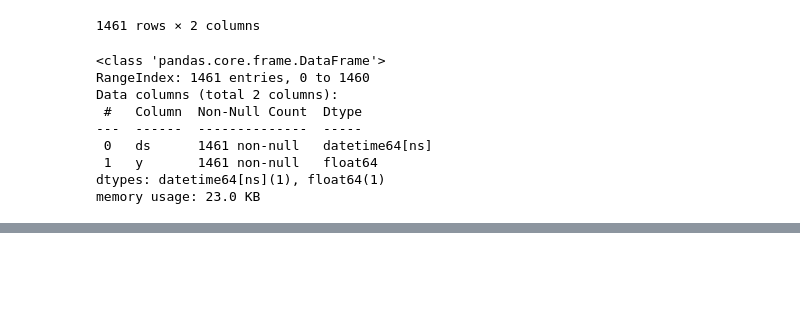
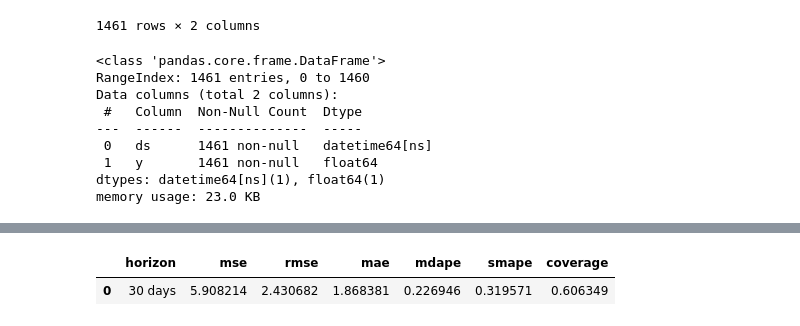
Before and after one commit to sainthm/MGS_AI_DS, a Jupyter notebook: YDK/ML/project/dacon/UOS_2022/UOS_2022_custom.ipynb, the cells around one changed output, grey strips where cells are left out. Cells and saved outputs as stored; diff of their text form; code cells hidden in the pictures; blank space fills up the shorter version.

```diff
--- a/YDK/ML/project/dacon/UOS_2022/UOS_2022_custom.ipynb
+++ b/YDK/ML/project/dacon/UOS_2022/UOS_2022_custom.ipynb
@@ -291,0 +345,7 @@ Next, let’s do **cross-validation** for the baseline model to get the model pe
+# %%
+# Model performance metrics
+baseline_model_p = performance_metrics(baseline_model_cv, rolling_window=1)
+baseline_model_p.head()
+# %% [output]
+|  | horizon | mse | rmse | mae | mdape | smape | coverage |
+| 0 | 30 days | 5.908214 | 2.430682 | 1.868381 | 0.226946 | 0.319571 | 0.606349 |
```
Also changed, not shown: parts of 17 cells of this notebook.
